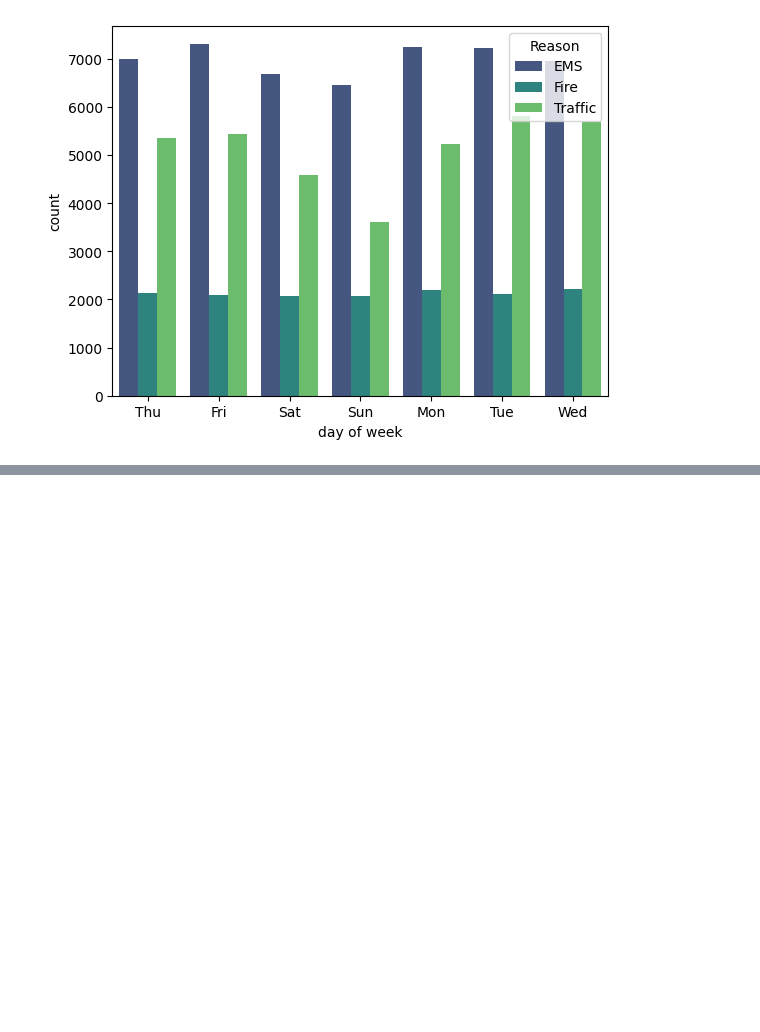
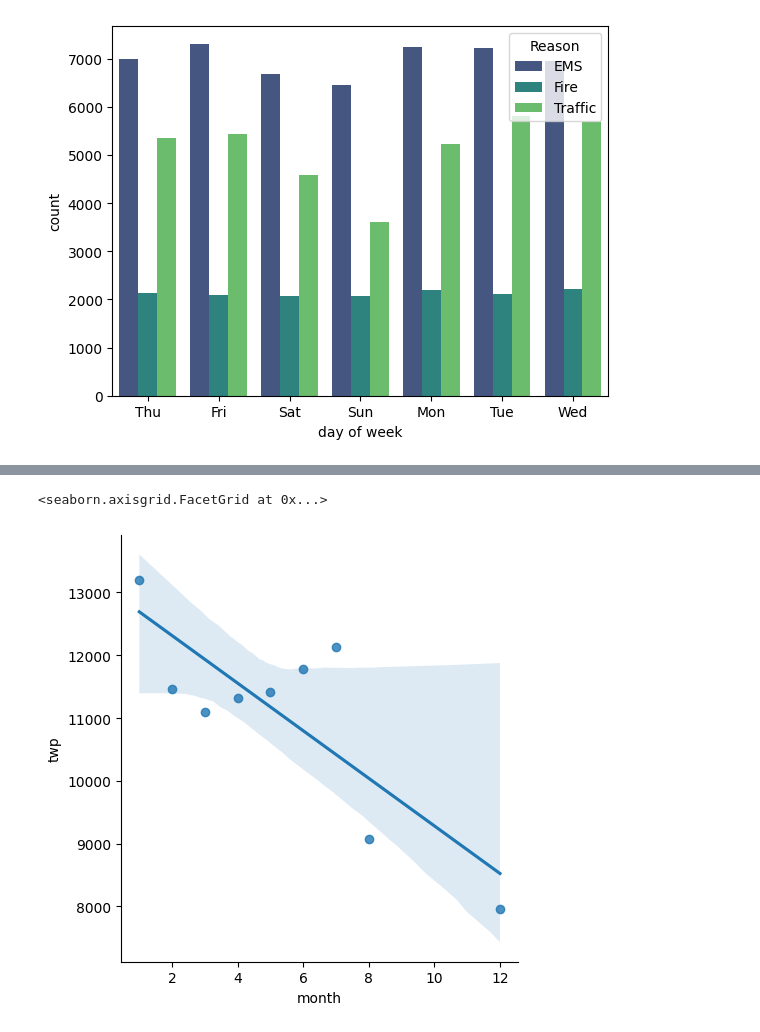
Before and after one commit to KemalYukselir/911_Calls_Analysis, a Jupyter notebook: 911_EDA.ipynb, the cells around one changed output, grey strips where cells are left out. Drawn from its saved outputs; the diff is of its cells as text; code cells hidden in the pictures; blank space fills up the shorter version.

```diff
--- a/911_EDA.ipynb
+++ b/911_EDA.ipynb
@@ -161,0 +189,5 @@ sns.countplot(x='day of week', data=df, hue='Reason', palette='viridis')
+# %%
+sns.lmplot(x='month',y='twp',data=byMonth.reset_index())
+# %% [output]
+<seaborn.axisgrid.FacetGrid at 0x...>
+[figure, added]
```
Also changed, not shown: parts of 4 cells of this notebook.
